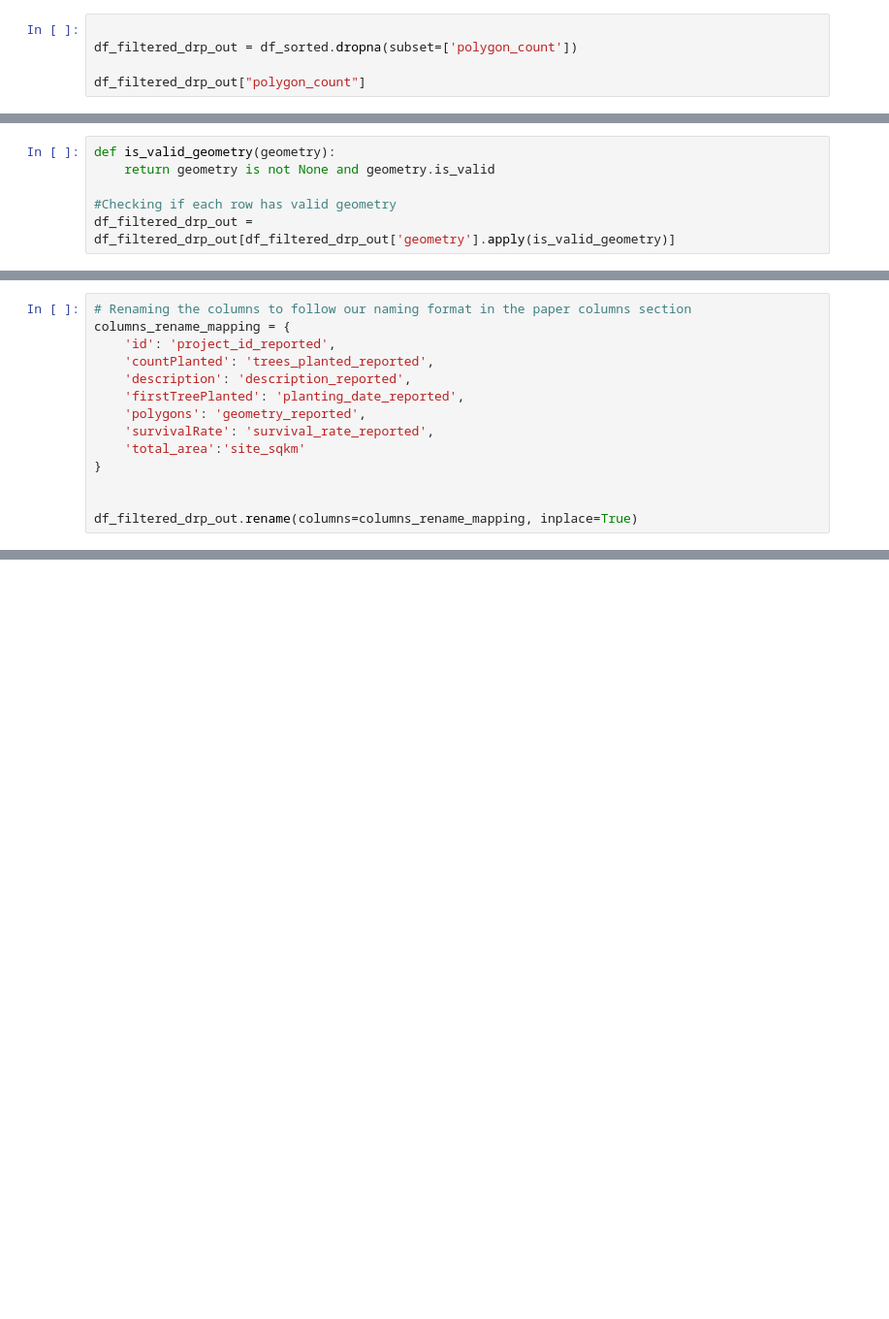
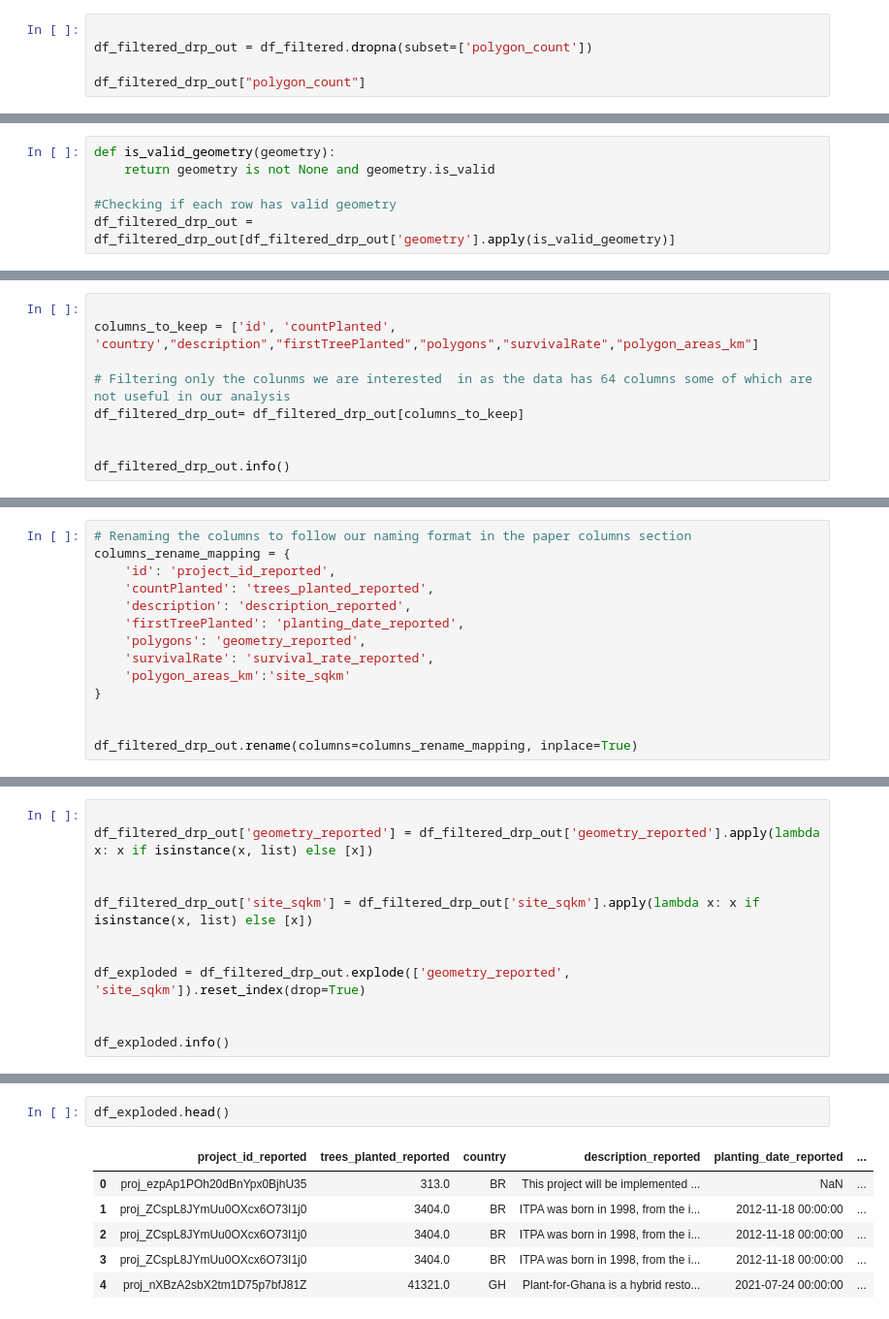
Before and after one commit to Societal-Computing/Forest_Monitoring, a Jupyter notebook: src/Plant_Planet_Meta_Data_preprocessing .ipynb, the cells around one changed output, grey strips where cells are left out. Shown at 97% size. Drawn from its saved outputs; the diff is of its cells as text; blank space fills up the shorter version.

```diff
--- a/src/Plant_Planet_Meta_Data_preprocessing .ipynb
+++ b/src/Plant_Planet_Meta_Data_preprocessing .ipynb
@@ -325,6 +284,6 @@ df_sorted.head()
 # %%
 
-df_filtered_drp_out = df_sorted.dropna(subset=['polygon_count'])
+df_filtered_drp_out = df_filtered.dropna(subset=['polygon_count'])
 
 df_filtered_drp_out["polygon_count"]
 # %% [output]
@@ -378,0 +353,9 @@ df_filtered_drp_out = df_filtered_drp_out[df_filtered_drp_out['geometry'].apply(
+# %%
+
+columns_to_keep = ['id', 'countPlanted', 'country',"description","firstTreePlanted","polygons","survivalRate","polygon_areas_km"]
+
+# Filtering only the colunms we are interested  in as the data has 64 columns some of which are not useful in our analysis
+df_filtered_drp_out= df_filtered_drp_out[columns_to_keep]
+
+
+df_filtered_drp_out.info()
@@ -385,7 +384,7 @@ columns_rename_mapping = {
     'firstTreePlanted': 'planting_date_reported',
     'polygons': 'geometry_reported',
     'survivalRate': 'survival_rate_reported',
-    'total_area':'site_sqkm'
+    'polygon_areas_km':'site_sqkm'
 }
 
 
@@ -412,0 +425,12 @@ memory usage: 31.7+ KB
+# %%
+
+df_filtered_drp_out['geometry_reported'] = df_filtered_drp_out['geometry_reported'].apply(lambda x: x if isinstance(x, list) else [x])
+
+
+df_filtered_drp_out['site_sqkm'] = df_filtered_drp_out['site_sqkm'].apply(lambda x: x if isinstance(x, list) else [x])
+
+
+df_exploded = df_filtered_drp_out.explode(['geometry_reported', 'site_sqkm']).reset_index(drop=True)
+
+
+df_exploded.info()
@@ -413 +453,10 @@ memory usage: 31.7+ KB
+# %%
+df_exploded.head()
+# %% [output]
+|  | project_id_reported | trees_planted_reported | country | description_reported | planting_date_reported | ... |
+| 0 | proj_ezpAp1POh20dBnYpx0BjhU35 | 313.0 | BR | This project will be implemented ... | NaN | ... |
+| 1 | proj_ZCspL8JYmUu0OXcx6O73I1j0 | 3404.0 | BR | ITPA was born in 1998, from the i... | 2012-11-18 00:00:00 | ... |
+| 2 | proj_ZCspL8JYmUu0OXcx6O73I1j0 | 3404.0 | BR | ITPA was born in 1998, from the i... | 2012-11-18 00:00:00 | ... |
+| 3 | proj_ZCspL8JYmUu0OXcx6O73I1j0 | 3404.0 | BR | ITPA was born in 1998, from the i... | 2012-11-18 00:00:00 | ... |
+| 4 | proj_nXBzA2sbX2tm1D75p7bfJ81Z | 41321.0 | GH | Plant-for-Ghana is a hybrid resto... | 2021-07-24 00:00:00 | ... |
 # %%
```
Also changed, not shown: parts of 29 cells of this notebook.
